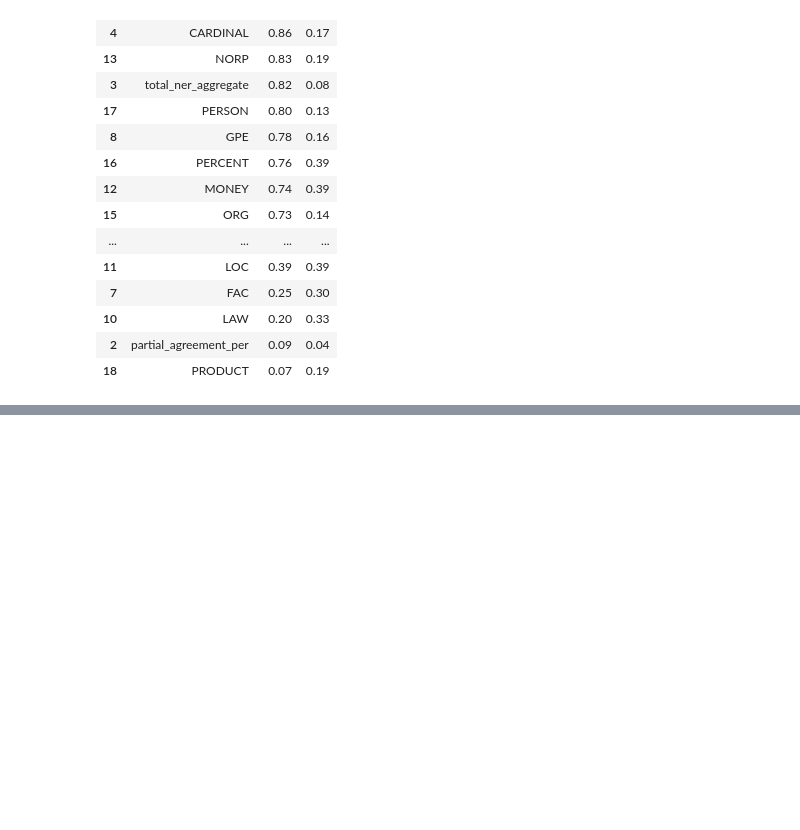
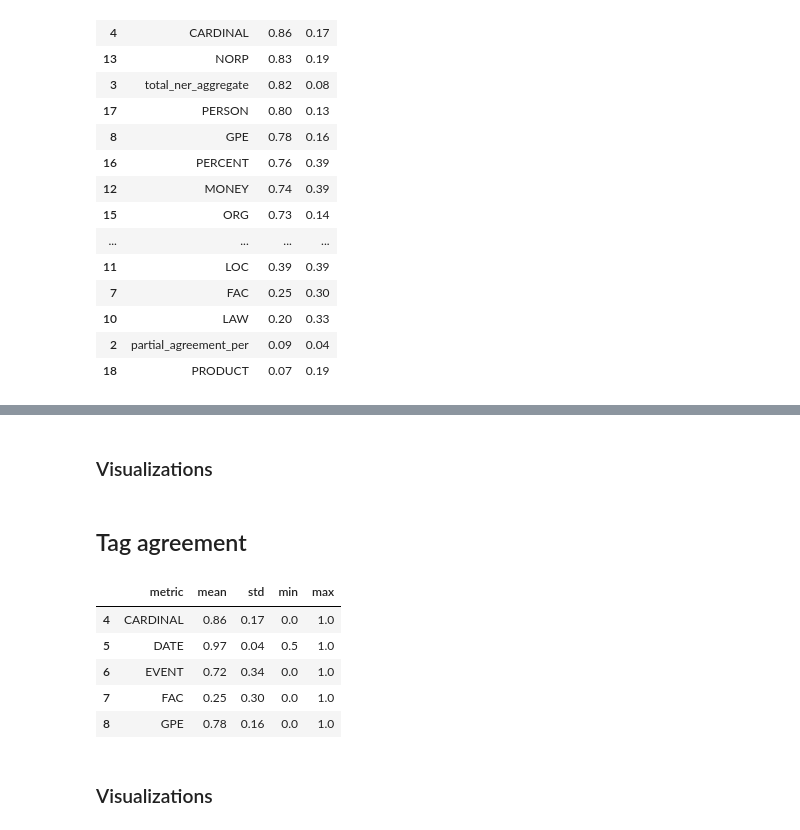
Before and after one commit to alberto-lorente/stir-fried-data, a Jupyter notebook: Part 2 - SpaCy and Stanza performance for NER/2.2 NER - analysis by entity type/NER_Results_Analysis.ipynb, the cells around one changed output, grey strips where cells are left out. Saved outputs shown, nothing was run; the diff lists cells and outputs as text; code cells hidden in the pictures; blank space fills up the shorter version.

```diff
--- a/Part 2 - SpaCy and Stanza performance for NER/2.2 NER - analysis by entity type/NER_Results_Analysis.ipynb
+++ b/Part 2 - SpaCy and Stanza performance for NER/2.2 NER - analysis by entity type/NER_Results_Analysis.ipynb
@@ -61,3 +63,7 @@ df_agg = pd.DataFrame(agg_results)
+# %%
+import spacy
+nlp = spacy.load("en_core_web_sm")
+tags = list(nlp.get_pipe('ner').labels)
 # %%
 # more agreement and more stable performance
 df_agg[["metric", "mean", "std"]].sort_values("mean", ascending=False)
@@ -81,0 +100,2 @@ df_agg[["metric", "mean", "std"]].sort_values("mean", ascending=False)
+# %% [markdown]
+### Visualizations
@@ -81,0 +105,15 @@ df_agg[["metric", "mean", "std"]].sort_values("mean", ascending=False)
+# %% [markdown]
+## Tag agreement
+# %%
+df_agg_tags = df_agg[df_agg["metric"].isin(tags)]
+# %%
+df_agg_tags.head()
+# %% [output]
+|  | metric | mean | std | min | max |
+| 4 | CARDINAL | 0.86 | 0.17 | 0.0 | 1.0 |
+| 5 | DATE | 0.97 | 0.04 | 0.5 | 1.0 |
+| 6 | EVENT | 0.72 | 0.34 | 0.0 | 1.0 |
+| 7 | FAC | 0.25 | 0.30 | 0.0 | 1.0 |
+| 8 | GPE | 0.78 | 0.16 | 0.0 | 1.0 |
+# %% [markdown]
+### Visualizations
```
Also changed, not shown: parts of 6 cells of this notebook, 2 other files.
